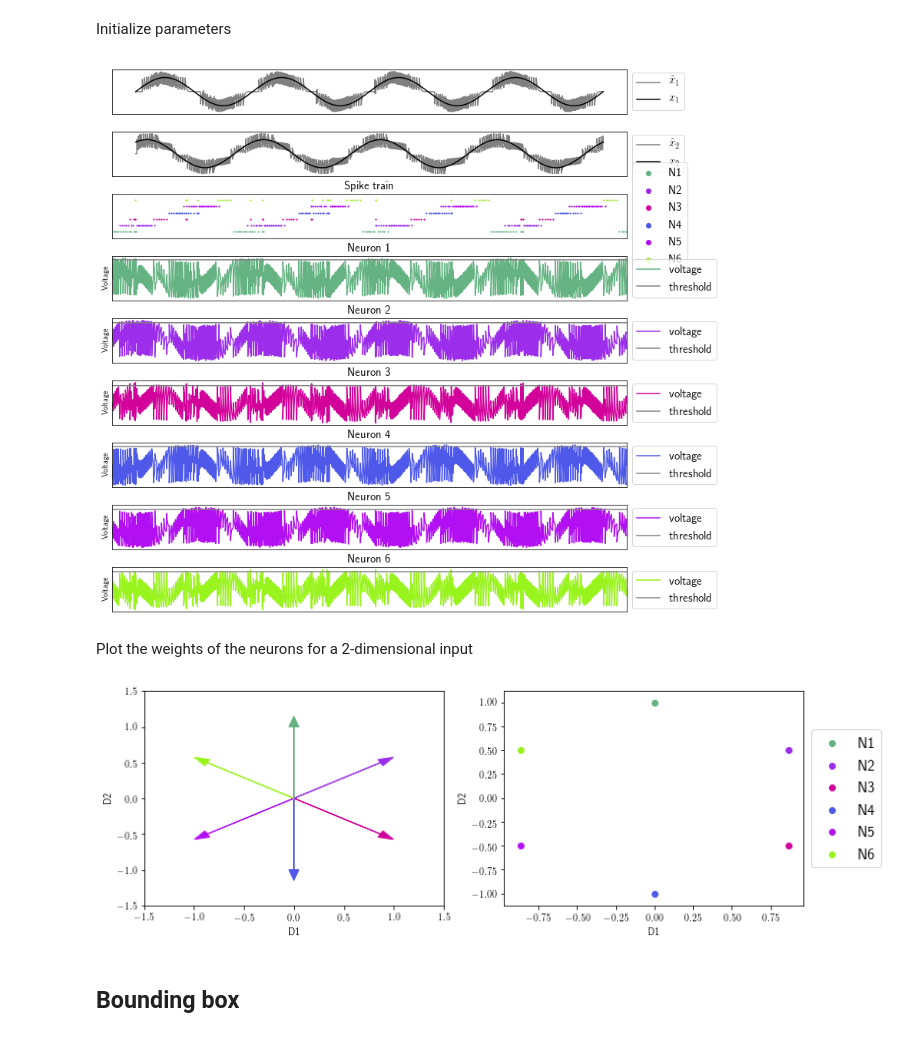
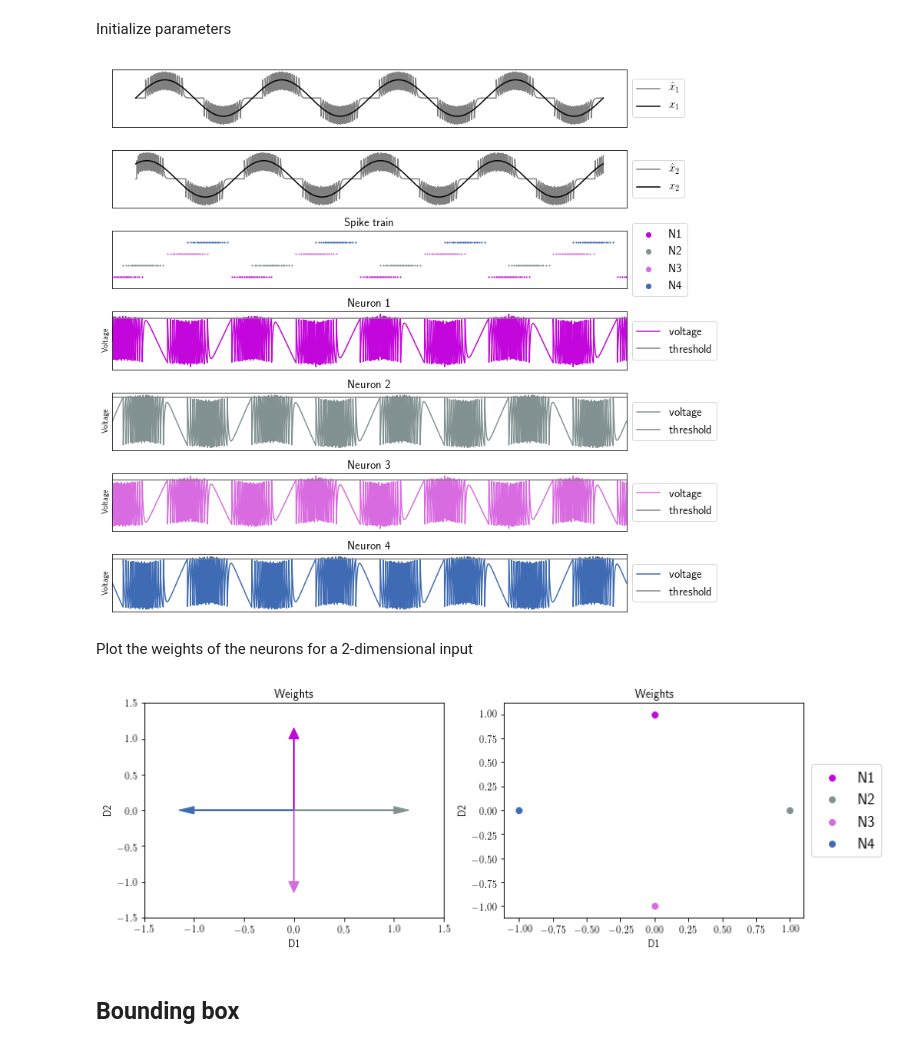
Before and after one commit to ABra1993/LisbonLab, a Jupyter notebook: CSM_multidimensional.ipynb, the cells around one changed output. Saved outputs shown, nothing was run; the diff lists cells and outputs as text; code cells hidden in the pictures.

```diff
--- a/CSM_multidimensional.ipynb
+++ b/CSM_multidimensional.ipynb
@@ -171,7 +171,7 @@ def plot_N():
         pl.legend(loc='center left', bbox_to_anchor=(1, 0.5), fontsize=15)
 # %%
 # Run simulation and plot results for given parameters
-N = 6                                                    # number of neurons
+N = 4                                                    # number of neurons
 d = 2                                                    # number of dimensions of signal input
 iterations = 4000                                        # number of steps
 dt = 0.1                                                 # step size
@@ -197,36 +197,39 @@ c, x = TVS_N()                                                              # cr
 run_N(tau, beta)                                                            # run spiking network
 plot_N()                                                                    # plot results
 # %% [output]
-[figure, old version]
+[figure, new version]
 # %% [markdown]
 Plot the weights of the neurons for a 2-dimensional input
 # %%
 def plot_weights():
+    """ Plot the weight for N neurons (presented as a scatter and arrow plot.). """
 
     plots = 2
     pl.subplots(plots, 1, figsize=(12, 4))
 
     # plot weights as arrows
     pl.subplot(1, 2, 1)
     for i in range(1, N + 1):
         arrow = pl.arrow(0, 0, D[i - 1, 0], D[i - 1, 1], color=color[i - 1][:]/255, head_width=0.1)
 
     pl.xlabel('D1')
     pl.ylabel('D2')
+    pl.title('Weights')
     pl.xlim(-1.5, 1.5)
     pl.ylim(-1.5, 1.5)
 
     # plot weights as points
     pl.subplot(1, 2, 2)
     for i in range(1, N + 1):
         pl.scatter(D[i - 1][0], D[i - 1][1], color=color[i - 1][:]/255, label='N%i' %i)
 
     pl.xlabel('D1')
     pl.ylabel('D2')
+    pl.title('Weights')
     pl.legend(loc='center left', bbox_to_anchor=(1, 0.5), fontsize=15, markerscale=1)
 
 plot_weights()
 # %% [output]
-[figure, old version]
+[figure, new version]
 # %% [markdown]
 ## Bounding box
```
Also changed, not shown: parts of 1 cell of this notebook.
